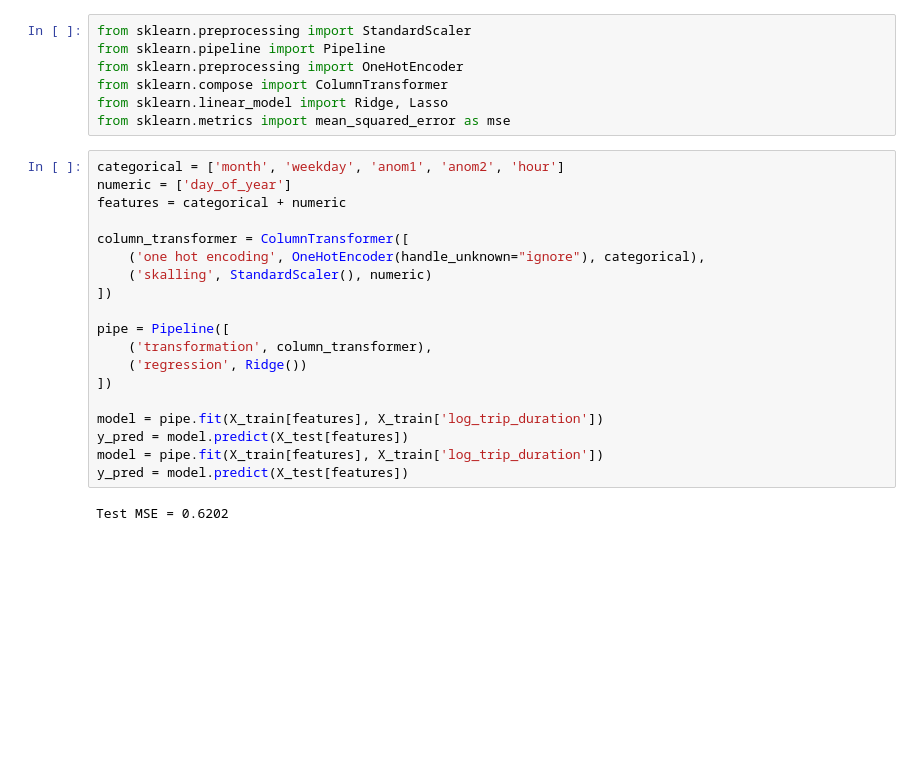
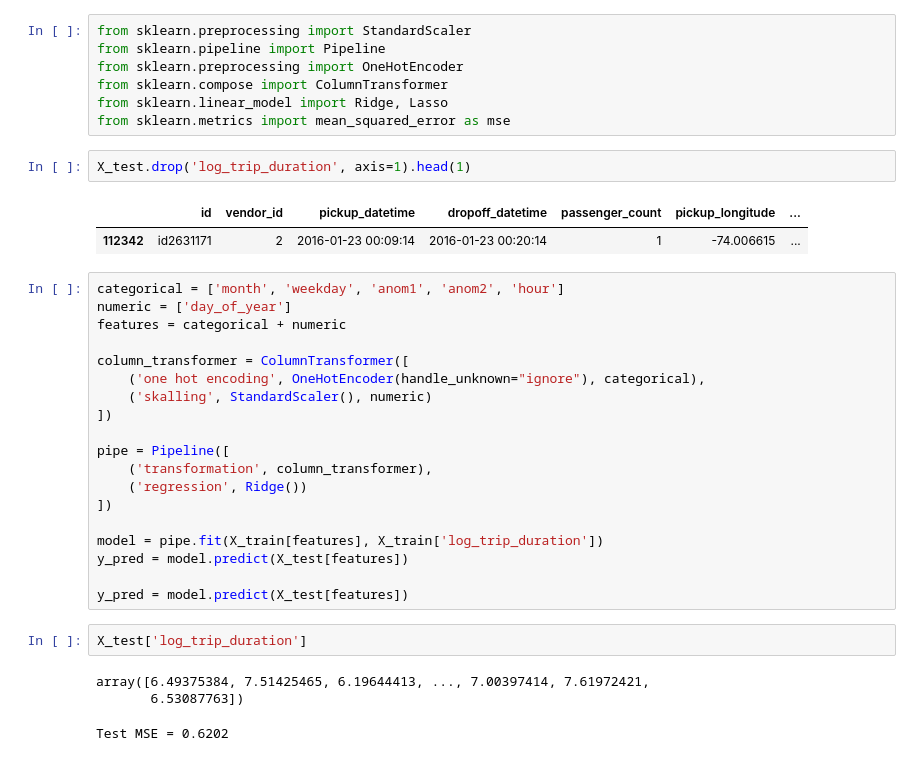
Before and after one commit to HeySlava/hse_course, a Jupyter notebook: homework2/homework2_slava.ipynb, the cells around one changed output. Cells and saved outputs as stored; diff of their text form; blank space fills up the shorter version.

```diff
--- a/homework2/homework2_slava.ipynb
+++ b/homework2/homework2_slava.ipynb
@@ -223,6 +223,11 @@ from sklearn.preprocessing import OneHotEncoder
 from sklearn.compose import ColumnTransformer
 from sklearn.linear_model import Ridge, Lasso
 from sklearn.metrics import mean_squared_error as mse
+# %%
+X_test.drop('log_trip_duration', axis=1).head(1)
+# %% [output]
+|  | id | vendor_id | pickup_datetime | dropoff_datetime | passenger_count | pickup_longitude | ... |
+| 112342 | id2631171 | 2 | 2016-01-23 00:09:14 | 2016-01-23 00:20:14 | 1 | -74.006615 | ... |
 # %%
 categorical = ['month', 'weekday', 'anom1', 'anom2', 'hour']
 numeric = ['day_of_year']
@@ -240,8 +245,13 @@ pipe = Pipeline([
 
 model = pipe.fit(X_train[features], X_train['log_trip_duration'])
 y_pred = model.predict(X_test[features])
-model = pipe.fit(X_train[features], X_train['log_trip_duration'])
+
 y_pred = model.predict(X_test[features])
+# %%
+X_test['log_trip_duration']
+# %% [output]
+array([6.49375384, 7.51425465, 6.19644413, ..., 7.00397414, 7.61972421,
+       6.53087763])
 # %%
 # %% [output]
 Test MSE = 0.6202
```
